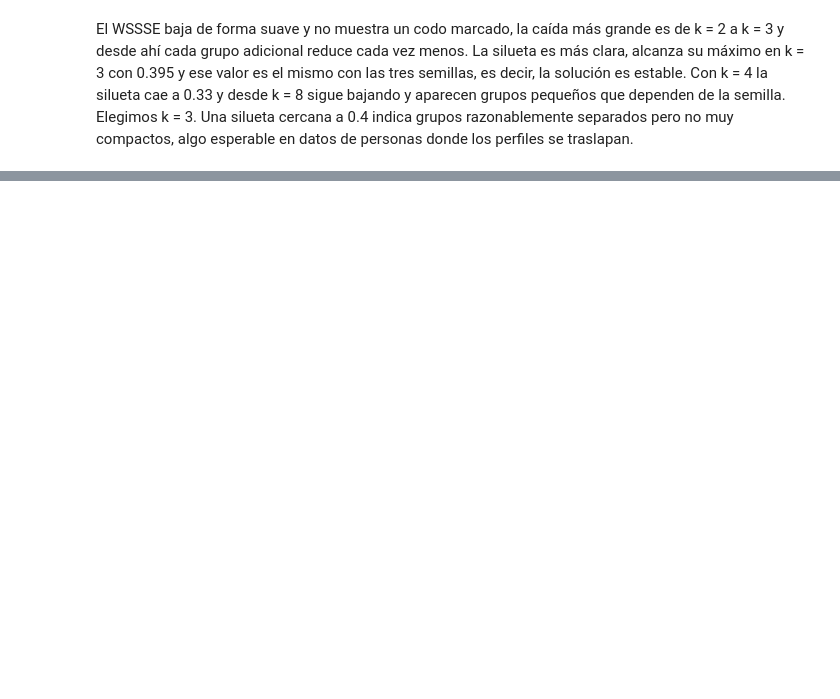
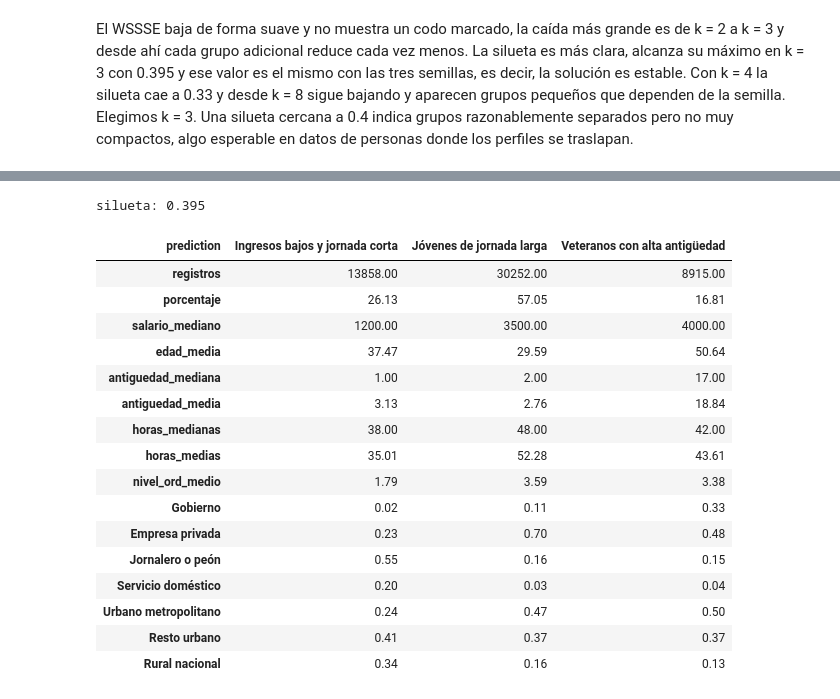
Before and after one commit to Fercho1118/Lab7_DS, a Jupyter notebook: notebooks/lab7.ipynb, the cells around one changed output, grey strips where cells are left out. Saved outputs shown, nothing was run; the diff lists cells and outputs as text; code cells hidden in the pictures; blank space fills up the shorter version.

```diff
--- a/notebooks/lab7.ipynb
+++ b/notebooks/lab7.ipynb
@@ -923,0 +930,54 @@ perfiles se traslapan.
+# %%
+K = 3
+kmeans = KMeans(k=K, seed=SEMILLA, maxIter=50).fit(X_2025)
+seg_2025 = kmeans.transform(X_2025).cache()
+print("silueta:", round(evaluador.evaluate(seg_2025), 3))
+
+
+def perfil_grupos(sdf):
+    return (sdf.groupBy("prediction").agg(
+        F.count("*").alias("registros"),
+        F.percentile_approx("salario_mensual", 0.5, 100000).alias("salario_mediano"),
+        F.mean("edad").alias("edad_media"),
+        F.percentile_approx("antiguedad", 0.5, 100000).alias("antiguedad_mediana"),
+        F.mean("antiguedad").alias("antiguedad_media"),
+        F.percentile_approx("horas_semanales", 0.5, 100000).alias("horas_medianas"),
+        F.mean("horas_semanales").alias("horas_medias"),
+        F.mean("nivel_ord").alias("nivel_ord_medio"),
+        *[F.mean((F.col("categoria_ocupacional") == v).cast("int")).alias(v)
+          for v in CATEGORIA.values()],
+        *[F.mean((F.col("dominio") == v).cast("int")).alias(v) for v in DOMINIO.values()])
+        .toPandas().set_index("prediction").sort_index())
+
+
+perfiles = perfil_grupos(seg_2025)
+id_veteranos = perfiles["antiguedad_media"].idxmax()
+id_bajos = perfiles.drop(id_veteranos)["salario_mediano"].idxmin()
+id_jovenes = next(i for i in perfiles.index if i not in (id_veteranos, id_bajos))
+NOMBRES = {id_bajos: "Ingresos bajos y jornada corta",
+           id_jovenes: "Jóvenes de jornada larga",
+           id_veteranos: "Veteranos con alta antigüedad"}
+ORDEN_PERFIL = [NOMBRES[i] for i in (id_bajos, id_jovenes, id_veteranos)]
+
+perfiles = perfiles.rename(index=NOMBRES).reindex(ORDEN_PERFIL)
+perfiles.insert(1, "porcentaje", 100 * perfiles["registros"] / perfiles["registros"].sum())
+perfiles.T.round(2)
+# %% [output]
+silueta: 0.395
+| prediction | Ingresos bajos y jornada corta | Jóvenes de jornada larga | Veteranos con alta antigüedad |
+| registros | 13858.00 | 30252.00 | 8915.00 |
+| porcentaje | 26.13 | 57.05 | 16.81 |
+| salario_mediano | 1200.00 | 3500.00 | 4000.00 |
+| edad_media | 37.47 | 29.59 | 50.64 |
+| antiguedad_mediana | 1.00 | 2.00 | 17.00 |
+| antiguedad_media | 3.13 | 2.76 | 18.84 |
+| horas_medianas | 38.00 | 48.00 | 42.00 |
+| horas_medias | 35.01 | 52.28 | 43.61 |
+| nivel_ord_medio | 1.79 | 3.59 | 3.38 |
+| Gobierno | 0.02 | 0.11 | 0.33 |
+| Empresa privada | 0.23 | 0.70 | 0.48 |
+| Jornalero o peón | 0.55 | 0.16 | 0.15 |
+| Servicio doméstico | 0.20 | 0.03 | 0.04 |
+| Urbano metropolitano | 0.24 | 0.47 | 0.50 |
+| Resto urbano | 0.41 | 0.37 | 0.37 |
+| Rural nacional | 0.34 | 0.16 | 0.13 |
```
Also changed, not shown: parts of 14 cells of this notebook.
